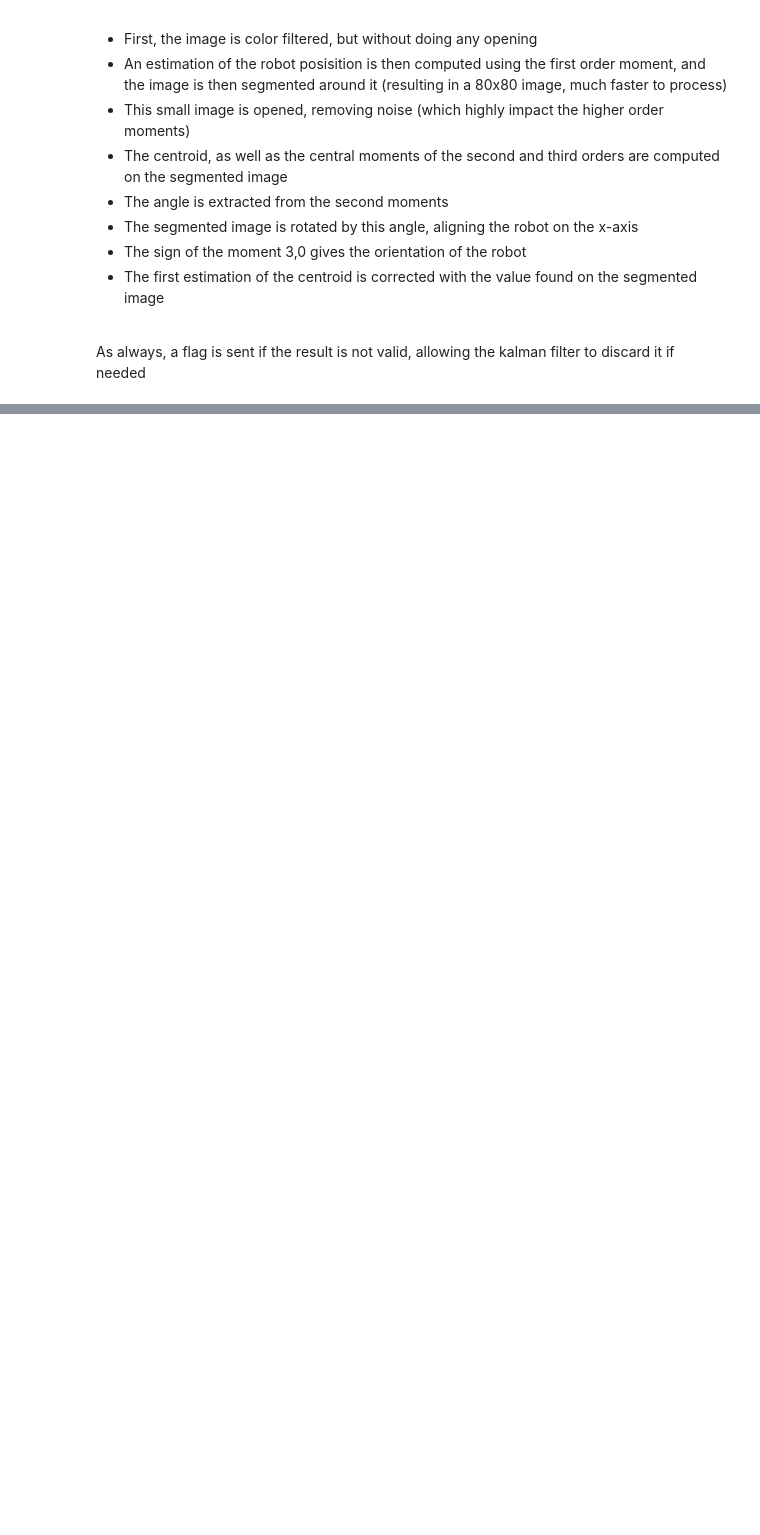
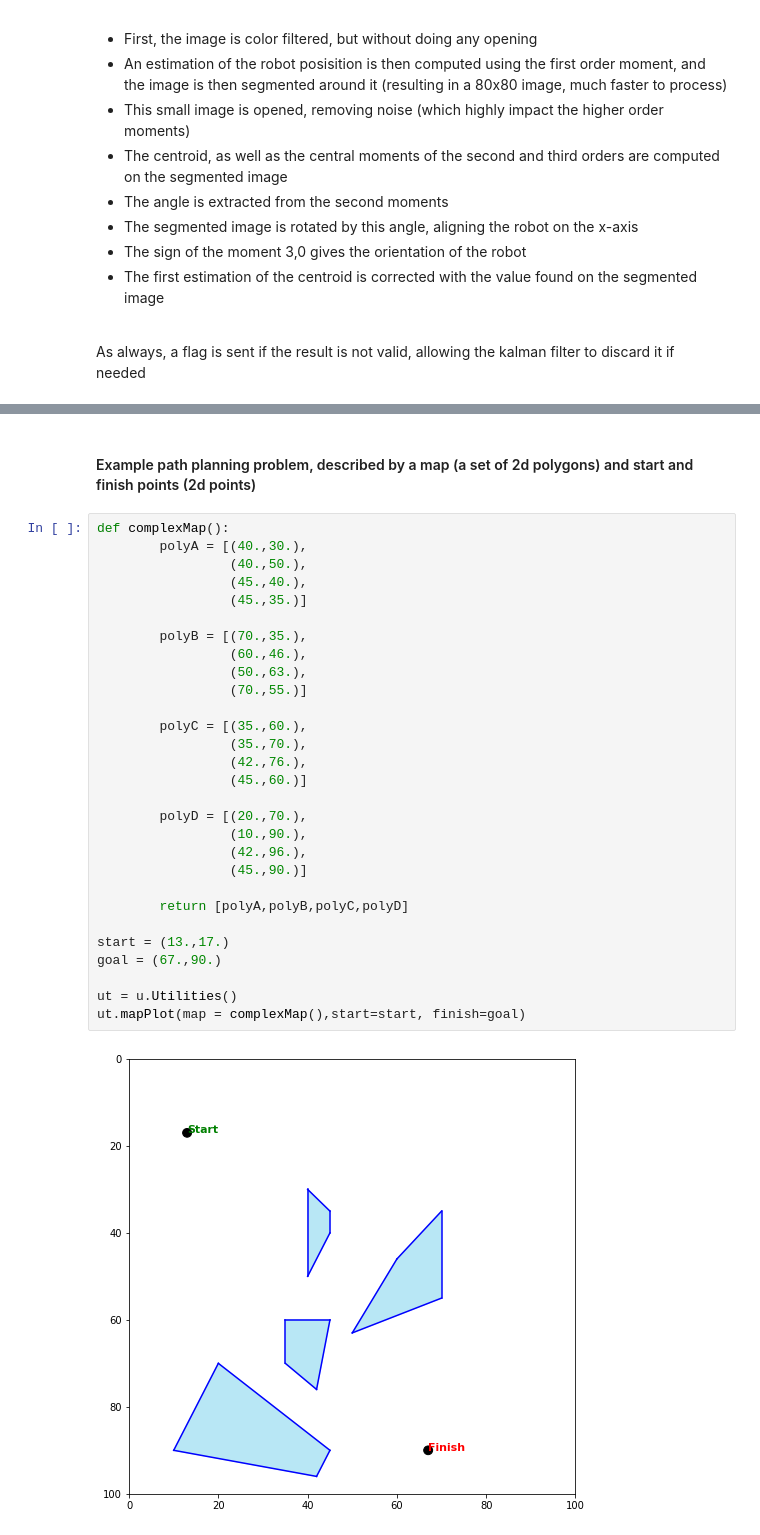
Before and after one commit to Fllask/Mobile_Robotics, a Jupyter notebook: Report.ipynb, the cells around one changed output, grey strips where cells are left out. Cells and saved outputs as stored; diff of their text form; blank space fills up the shorter version.

```diff
--- a/Report.ipynb
+++ b/Report.ipynb
@@ -379,0 +407,33 @@ phi (with correction):39.868458259788646
+# %% [markdown]
+#### Example path planning problem, described by a map (a set of 2d polygons) and start and finish points (2d points)
+# %%
+def complexMap():
+        polyA = [(40.,30.),
+                 (40.,50.),
+                 (45.,40.),
+                 (45.,35.)]
+
+        polyB = [(70.,35.),
+                 (60.,46.),
+                 (50.,63.),
+                 (70.,55.)]
+
+        polyC = [(35.,60.),
+                 (35.,70.),
+                 (42.,76.),
+                 (45.,60.)]
+
+        polyD = [(20.,70.),
+                 (10.,90.),
+                 (42.,96.),
+                 (45.,90.)]
+
+        return [polyA,polyB,polyC,polyD]
+
+start = (13.,17.)
+goal = (67.,90.)
+
+ut = u.Utilities()
+ut.mapPlot(map = complexMap(),start=start, finish=goal)
+# %% [output]
+[figure, added]
```
Also changed, not shown: parts of 18 cells of this notebook, 5 other files.
